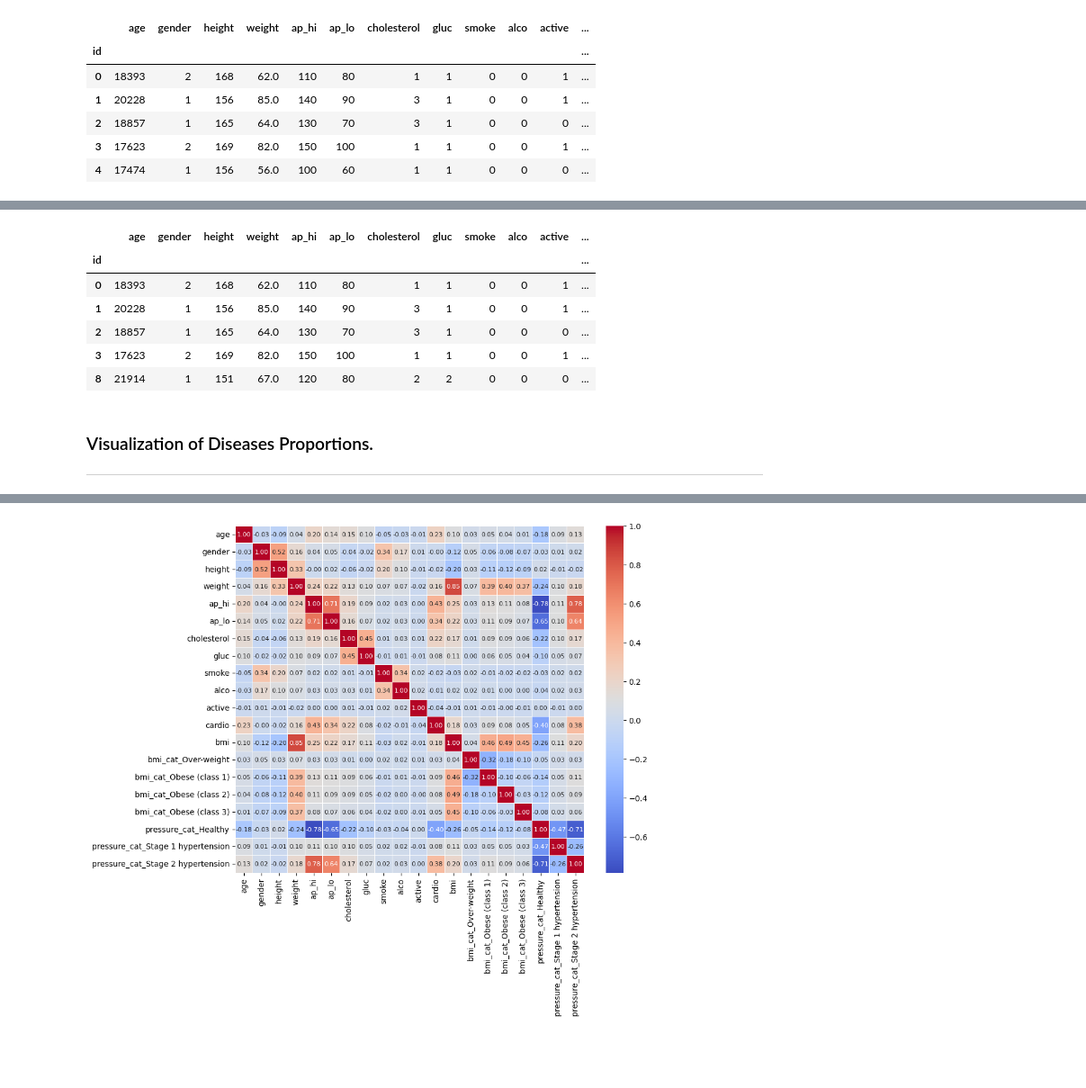
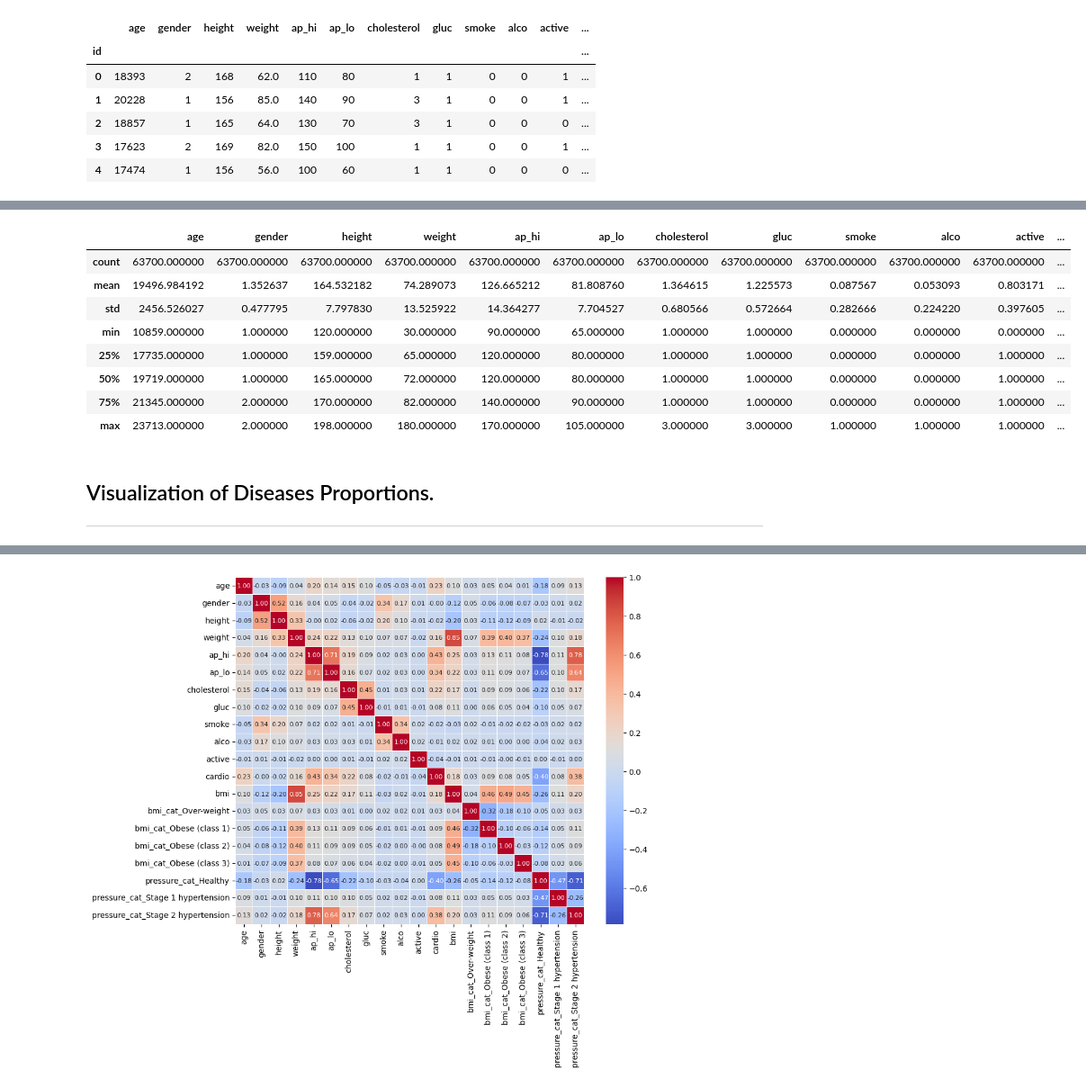
Before and after one commit to S1gge/Machine-Learning-Medical-Prediction, a Jupyter notebook: Lab_01/Report.ipynb, the cells around one changed output, grey strips where cells are left out. Shown at 90% size. Cells and saved outputs as stored; diff of their text form; code cells hidden in the pictures; blank space fills up the shorter version.

```diff
--- a/Lab_01/Report.ipynb
+++ b/Lab_01/Report.ipynb
@@ -89,0 +79,5 @@ df.describe()
+# %%
+### ?????????????????
+
+df = df[df['bmi'] >= 12]
+df.describe()
@@ -124,17 +148,20 @@ Data columns (total 14 columns):
 dtypes: category(1), float64(2), int64(11)
 memory usage: 6.9 MB
 # %%
-analysis.pressure_cat(df)
+utils.pressure_cat(df)
 
 df.head()
+df.describe()
 # %% [output]
 |  | age | gender | height | weight | ap_hi | ap_lo | cholesterol | gluc | smoke | alco | active | ... |
-| id |  |  |  |  |  |  |  |  |  |  |  | ... |
-| 0 | 18393 | 2 | 168 | 62.0 | 110 | 80 | 1 | 1 | 0 | 0 | 1 | ... |
-| 1 | 20228 | 1 | 156 | 85.0 | 140 | 90 | 3 | 1 | 0 | 0 | 1 | ... |
-| 2 | 18857 | 1 | 165 | 64.0 | 130 | 70 | 3 | 1 | 0 | 0 | 0 | ... |
-| 3 | 17623 | 2 | 169 | 82.0 | 150 | 100 | 1 | 1 | 0 | 0 | 1 | ... |
-| 8 | 21914 | 1 | 151 | 67.0 | 120 | 80 | 2 | 2 | 0 | 0 | 0 | ... |
+| count | 63700.000000 | 63700.000000 | 63700.000000 | 63700.000000 | 63700.000000 | 63700.000000 | 63700.000000 | 63700.000000 | 63700.000000 | 63700.000000 | 63700.000000 | ... |
+| mean | 19496.984192 | 1.352637 | 164.532182 | 74.289073 | 126.665212 | 81.808760 | 1.364615 | 1.225573 | 0.087567 | 0.053093 | 0.803171 | ... |
+| std | 2456.526027 | 0.477795 | 7.797830 | 13.525922 | 14.364277 | 7.704527 | 0.680566 | 0.572664 | 0.282666 | 0.224220 | 0.397605 | ... |
+| min | 10859.000000 | 1.000000 | 120.000000 | 30.000000 | 90.000000 | 65.000000 | 1.000000 | 1.000000 | 0.000000 | 0.000000 | 0.000000 | ... |
+| 25% | 17735.000000 | 1.000000 | 159.000000 | 65.000000 | 120.000000 | 80.000000 | 1.000000 | 1.000000 | 0.000000 | 0.000000 | 1.000000 | ... |
+| 50% | 19719.000000 | 1.000000 | 165.000000 | 72.000000 | 120.000000 | 80.000000 | 1.000000 | 1.000000 | 0.000000 | 0.000000 | 1.000000 | ... |
+| 75% | 21345.000000 | 2.000000 | 170.000000 | 82.000000 | 140.000000 | 90.000000 | 1.000000 | 1.000000 | 0.000000 | 0.000000 | 1.000000 | ... |
+| max | 23713.000000 | 2.000000 | 198.000000 | 180.000000 | 170.000000 | 105.000000 | 3.000000 | 3.000000 | 1.000000 | 1.000000 | 1.000000 | ... |
 # %% [markdown]
-### Visualization of Diseases Proportions.
+## Visualization of Diseases Proportions.
 ---
```
Also changed, not shown: parts of 35 cells of this notebook, 3 other files.
